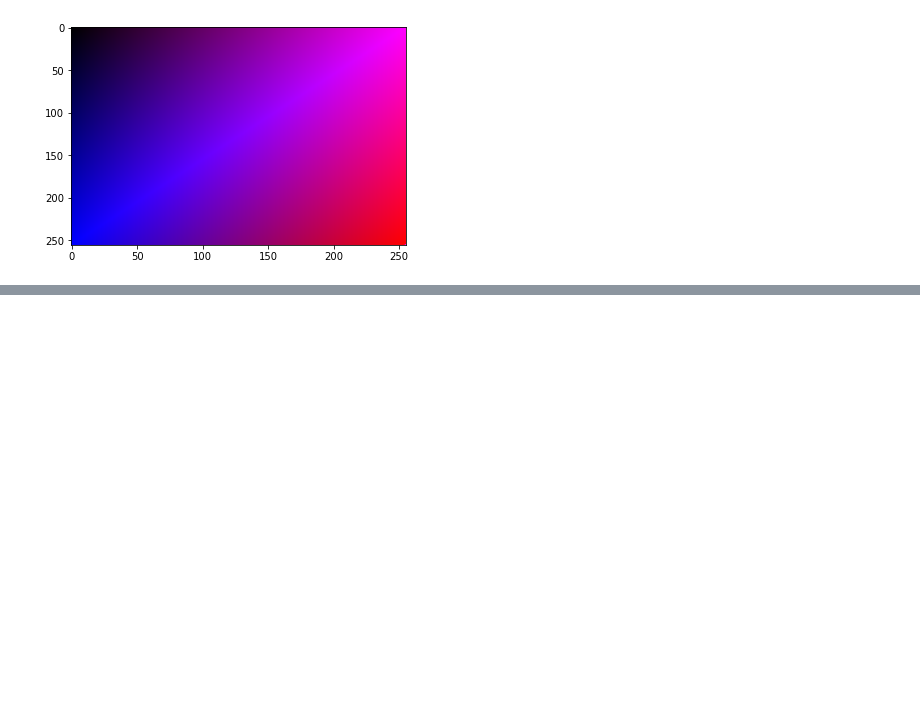
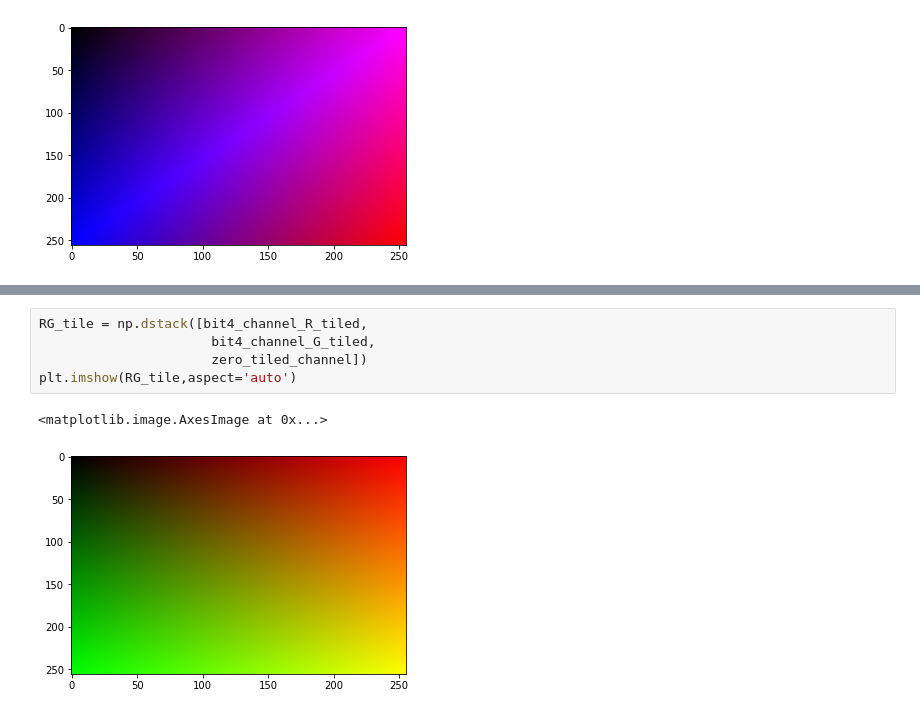
Before and after one commit to ssaeed85/dsc-RGB-Imshow, a Jupyter notebook: RGB Understanding.ipynb, the cells around one changed output, grey strips where cells are left out. Drawn from its saved outputs; the diff is of its cells as text; blank space fills up the shorter version.

```diff
--- a/RGB Understanding.ipynb
+++ b/RGB Understanding.ipynb
@@ -485,0 +481,8 @@ plt.imshow(np.dstack([bit4_channel_R_tiled,
+# %%
+RG_tile = np.dstack([bit4_channel_R_tiled,
+                      bit4_channel_G_tiled,
+                      zero_tiled_channel])
+plt.imshow(RG_tile,aspect='auto')
+# %% [output]
+<matplotlib.image.AxesImage at 0x...>
+[figure, added]
```
Also changed, not shown: parts of 14 cells of this notebook.
